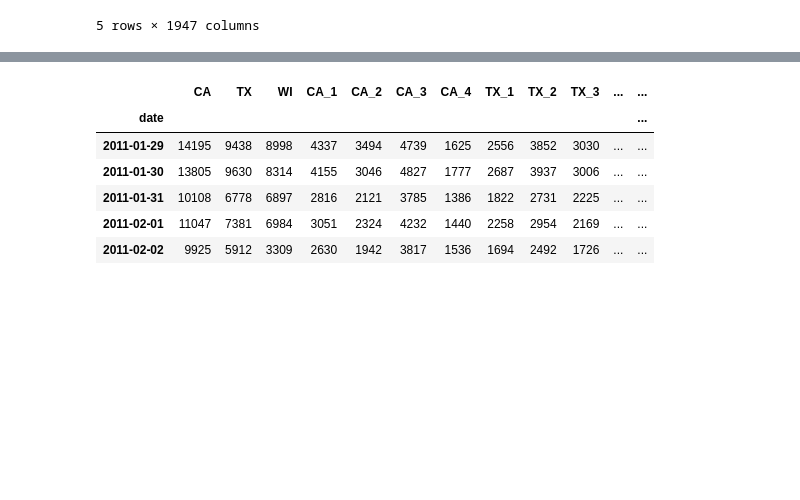
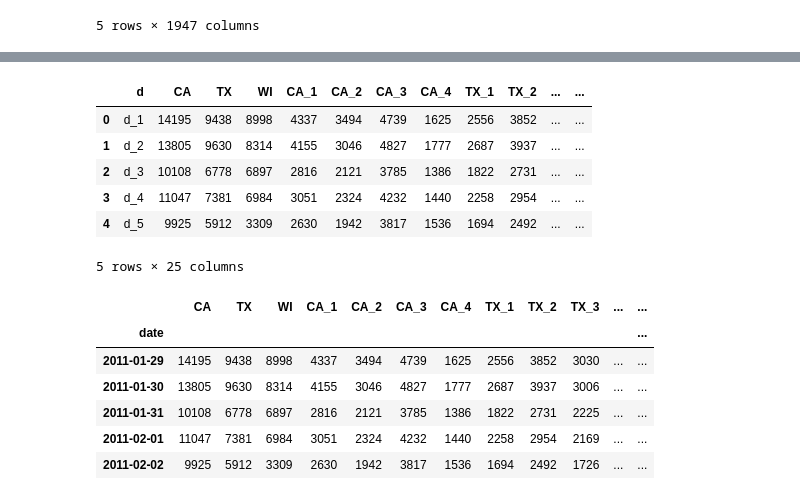
Before and after one commit to sithankanna/hts-forecast, a Jupyter notebook: notebooks/004-EK-Hierarchy.ipynb, the cells around one changed output, grey strips where cells are left out. Cells and saved outputs as stored; diff of their text form; code cells hidden in the pictures; blank space fills up the shorter version.

```diff
--- a/notebooks/004-EK-Hierarchy.ipynb
+++ b/notebooks/004-EK-Hierarchy.ipynb
@@ -69,2 +121,15 @@ states2.head()
+# %%
+summedlistframe = summedlistframe.reset_index()
+summedlistframe = summedlistframe.rename({'index':'d'}, axis='columns')
+# %%
+summedlistframe.head()
+# %% [output]
+|  | d | CA | TX | WI | CA_1 | CA_2 | CA_3 | CA_4 | TX_1 | TX_2 | ... | ... |
+| 0 | d_1 | 14195 | 9438 | 8998 | 4337 | 3494 | 4739 | 1625 | 2556 | 3852 | ... | ... |
+| 1 | d_2 | 13805 | 9630 | 8314 | 4155 | 3046 | 4827 | 1777 | 2687 | 3937 | ... | ... |
+| 2 | d_3 | 10108 | 6778 | 6897 | 2816 | 2121 | 3785 | 1386 | 1822 | 2731 | ... | ... |
+| 3 | d_4 | 11047 | 7381 | 6984 | 3051 | 2324 | 4232 | 1440 | 2258 | 2954 | ... | ... |
+| 4 | d_5 | 9925 | 5912 | 3309 | 2630 | 1942 | 3817 | 1536 | 1694 | 2492 | ... | ... |
+5 rows × 25 columns
 # %%
 #add date as the index
```
Also changed, not shown: parts of 13 cells of this notebook.
